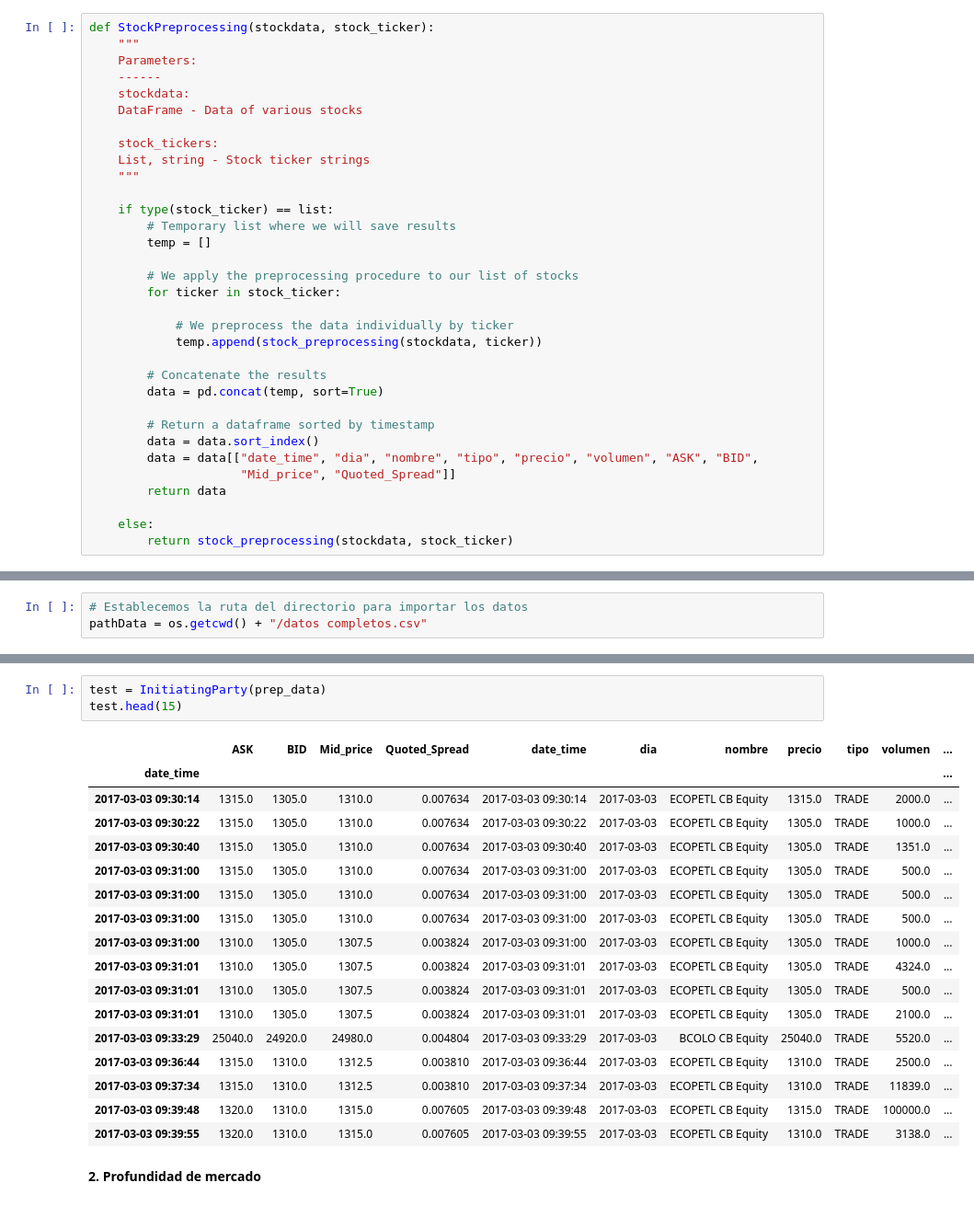
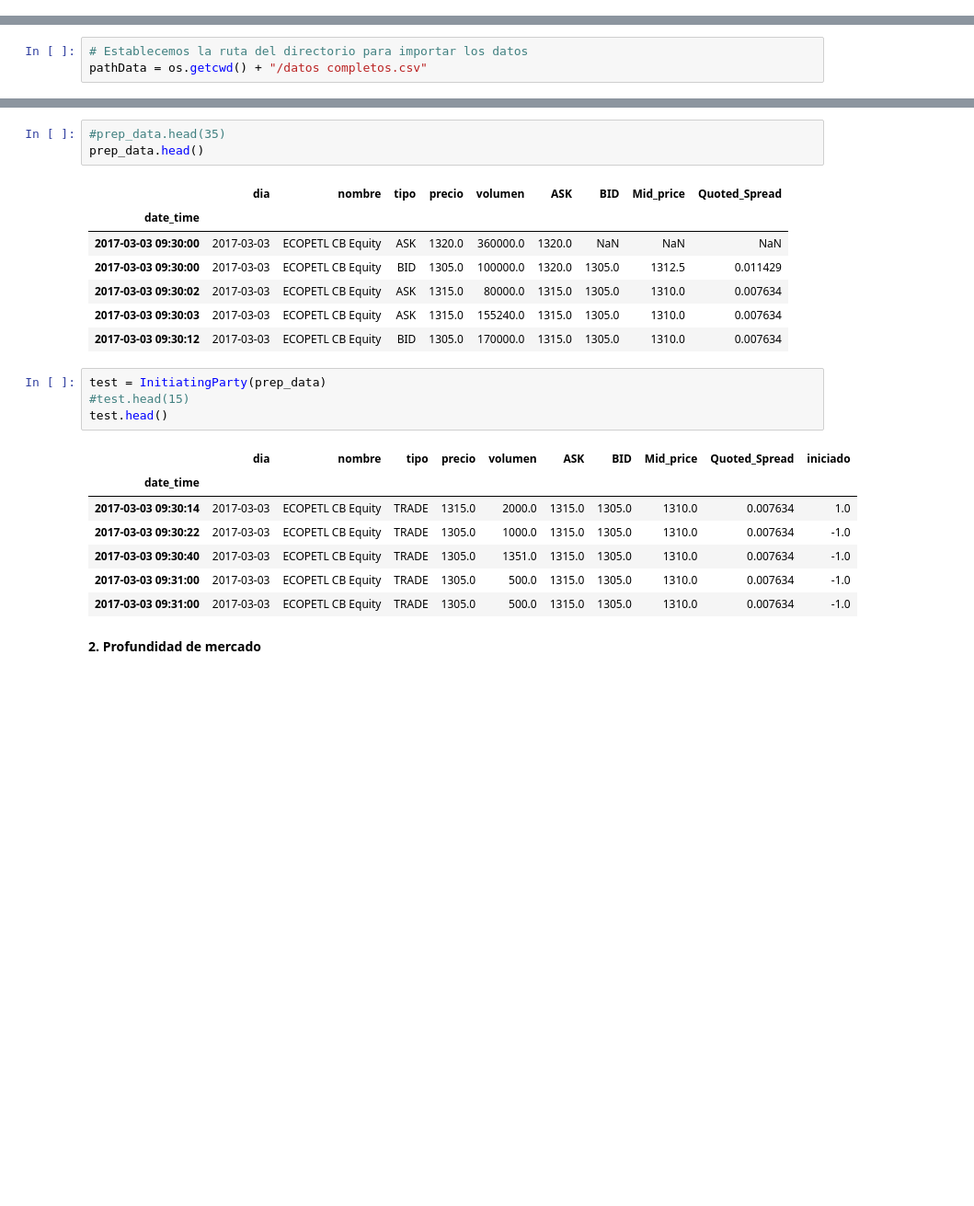
Before and after one commit to nromerodiaz/MarketQualityParams, a Jupyter notebook: PreprocessPipeline.ipynb, the cells around one changed output, grey strips where cells are left out. Shown at 92% size. Drawn from its saved outputs; the diff is of its cells as text; blank space fills up the shorter version.

Commit message:
Finished list support

```diff
--- a/PreprocessPipeline.ipynb
+++ b/PreprocessPipeline.ipynb
@@ -155,36 +192,3 @@ def stock_preprocessing(stockdata, stock_ticker):
-# %%
-def StockPreprocessing(stockdata, stock_ticker):
-    """
-    Parameters:
-    ------
-    stockdata:
-    DataFrame - Data of various stocks
-
-    stock_tickers:
-    List, string - Stock ticker strings
-    """
-
-    if type(stock_ticker) == list:
-        # Temporary list where we will save results
-        temp = []
-
-        # We apply the preprocessing procedure to our list of stocks
-        for ticker in stock_ticker:
-
-            # We preprocess the data individually by ticker
-            temp.append(stock_preprocessing(stockdata, ticker))
-
-        # Concatenate the results
-        data = pd.concat(temp, sort=True)
-
-        # Return a dataframe sorted by timestamp
-        data = data.sort_index()
-        data = data[["date_time", "dia", "nombre", "tipo", "precio", "volumen", "ASK", "BID",
-                     "Mid_price", "Quoted_Spread"]]
-        return data
-
-    else:
-        return stock_preprocessing(stockdata, stock_ticker)
 # %% [markdown]
 ## 2. Profundidad de mercado
 ---
@@ -503,24 +523,26 @@ prep_data.head(35)
+# %%
+#prep_data.head(35)
+prep_data.head()
+# %% [output]
+|  | dia | nombre | tipo | precio | volumen | ASK | BID | Mid_price | Quoted_Spread |
+| date_time |  |  |  |  |  |  |  |  |  |
+| 2017-03-03 09:30:00 | 2017-03-03 | ECOPETL CB Equity | ASK | 1320.0 | 360000.0 | 1320.0 | NaN | NaN | NaN |
+| 2017-03-03 09:30:00 | 2017-03-03 | ECOPETL CB Equity | BID | 1305.0 | 100000.0 | 1320.0 | 1305.0 | 1312.5 | 0.011429 |
+| 2017-03-03 09:30:02 | 2017-03-03 | ECOPETL CB Equity | ASK | 1315.0 | 80000.0 | 1315.0 | 1305.0 | 1310.0 | 0.007634 |
+| 2017-03-03 09:30:03 | 2017-03-03 | ECOPETL CB Equity | ASK | 1315.0 | 155240.0 | 1315.0 | 1305.0 | 1310.0 | 0.007634 |
+| 2017-03-03 09:30:12 | 2017-03-03 | ECOPETL CB Equity | BID | 1305.0 | 170000.0 | 1315.0 | 1305.0 | 1310.0 | 0.007634 |
 # %%
 test = InitiatingParty(prep_data)
-test.head(15)
+#test.head(15)
+test.head()
 # %% [output]
-|  | ASK | BID | Mid_price | Quoted_Spread | date_time | dia | nombre | precio | tipo | volumen | ... |
-| date_time |  |  |  |  |  |  |  |  |  |  | ... |
-| 2017-03-03 09:30:14 | 1315.0 | 1305.0 | 1310.0 | 0.007634 | 2017-03-03 09:30:14 | 2017-03-03 | ECOPETL CB Equity | 1315.0 | TRADE | 2000.0 | ... |
-| 2017-03-03 09:30:22 | 1315.0 | 1305.0 | 1310.0 | 0.007634 | 2017-03-03 09:30:22 | 2017-03-03 | ECOPETL CB Equity | 1305.0 | TRADE | 1000.0 | ... |
-| 2017-03-03 09:30:40 | 1315.0 | 1305.0 | 1310.0 | 0.007634 | 2017-03-03 09:30:40 | 2017-03-03 | ECOPETL CB Equity | 1305.0 | TRADE | 1351.0 | ... |
-| 2017-03-03 09:31:00 | 1315.0 | 1305.0 | 1310.0 | 0.007634 | 2017-03-03 09:31:00 | 2017-03-03 | ECOPETL CB Equity | 1305.0 | TRADE | 500.0 | ... |
-| 2017-03-03 09:31:00 | 1315.0 | 1305.0 | 1310.0 | 0.007634 | 2017-03-03 09:31:00 | 2017-03-03 | ECOPETL CB Equity | 1305.0 | TRADE | 500.0 | ... |
-| 2017-03-03 09:31:00 | 1315.0 | 1305.0 | 1310.0 | 0.007634 | 2017-03-03 09:31:00 | 2017-03-03 | ECOPETL CB Equity | 1305.0 | TRADE | 500.0 | ... |
-| 2017-03-03 09:31:00 | 1310.0 | 1305.0 | 1307.5 | 0.003824 | 2017-03-03 09:31:00 | 2017-03-03 | ECOPETL CB Equity | 1305.0 | TRADE | 1000.0 | ... |
-| 2017-03-03 09:31:01 | 1310.0 | 1305.0 | 1307.5 | 0.003824 | 2017-03-03 09:31:01 | 2017-03-03 | ECOPETL CB Equity | 1305.0 | TRADE | 4324.0 | ... |
-| 2017-03-03 09:31:01 | 1310.0 | 1305.0 | 1307.5 | 0.003824 | 2017-03-03 09:31:01 | 2017-03-03 | ECOPETL CB Equity | 1305.0 | TRADE | 500.0 | ... |
-| 2017-03-03 09:31:01 | 1310.0 | 1305.0 | 1307.5 | 0.003824 | 2017-03-03 09:31:01 | 2017-03-03 | ECOPETL CB Equity | 1305.0 | TRADE | 2100.0 | ... |
-| 2017-03-03 09:33:29 | 25040.0 | 24920.0 | 24980.0 | 0.004804 | 2017-03-03 09:33:29 | 2017-03-03 | BCOLO CB Equity | 25040.0 | TRADE | 5520.0 | ... |
-| 2017-03-03 09:36:44 | 1315.0 | 1310.0 | 1312.5 | 0.003810 | 2017-03-03 09:36:44 | 2017-03-03 | ECOPETL CB Equity | 1310.0 | TRADE | 2500.0 | ... |
-| 2017-03-03 09:37:34 | 1315.0 | 1310.0 | 1312.5 | 0.003810 | 2017-03-03 09:37:34 | 2017-03-03 | ECOPETL CB Equity | 1310.0 | TRADE | 11839.0 | ... |
-| 2017-03-03 09:39:48 | 1320.0 | 1310.0 | 1315.0 | 0.007605 | 2017-03-03 09:39:48 | 2017-03-03 | ECOPETL CB Equity | 1315.0 | TRADE | 100000.0 | ... |
-| 2017-03-03 09:39:55 | 1320.0 | 1310.0 | 1315.0 | 0.007605 | 2017-03-03 09:39:55 | 2017-03-03 | ECOPETL CB Equity | 1310.0 | TRADE | 3138.0 | ... |
+|  | dia | nombre | tipo | precio | volumen | ASK | BID | Mid_price | Quoted_Spread | iniciado |
+| date_time |  |  |  |  |  |  |  |  |  |  |
+| 2017-03-03 09:30:14 | 2017-03-03 | ECOPETL CB Equity | TRADE | 1315.0 | 2000.0 | 1315.0 | 1305.0 | 1310.0 | 0.007634 | 1.0 |
+| 2017-03-03 09:30:22 | 2017-03-03 | ECOPETL CB Equity | TRADE | 1305.0 | 1000.0 | 1315.0 | 1305.0 | 1310.0 | 0.007634 | -1.0 |
+| 2017-03-03 09:30:40 | 2017-03-03 | ECOPETL CB Equity | TRADE | 1305.0 | 1351.0 | 1315.0 | 1305.0 | 1310.0 | 0.007634 | -1.0 |
+| 2017-03-03 09:31:00 | 2017-03-03 | ECOPETL CB Equity | TRADE | 1305.0 | 500.0 | 1315.0 | 1305.0 | 1310.0 | 0.007634 | -1.0 |
+| 2017-03-03 09:31:00 | 2017-03-03 | ECOPETL CB Equity | TRADE | 1305.0 | 500.0 | 1315.0 | 1305.0 | 1310.0 | 0.007634 | -1.0 |
 # %% [markdown]
 **2. Profundidad de mercado**
 # %%
```
Also changed, not shown: parts of 17 cells of this notebook.
